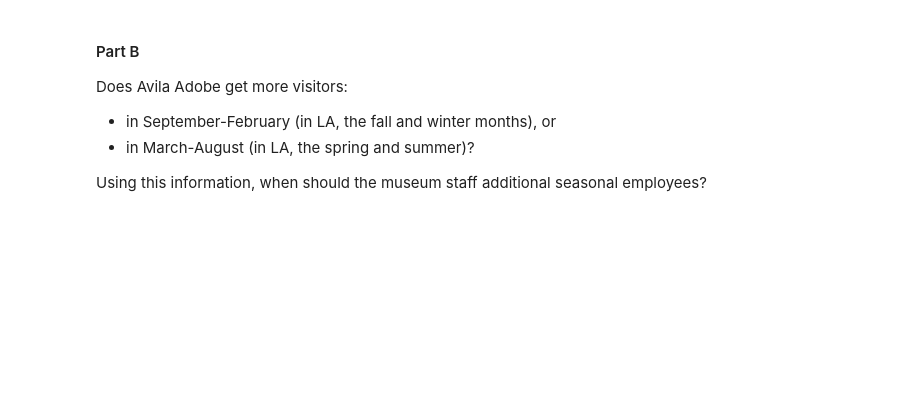
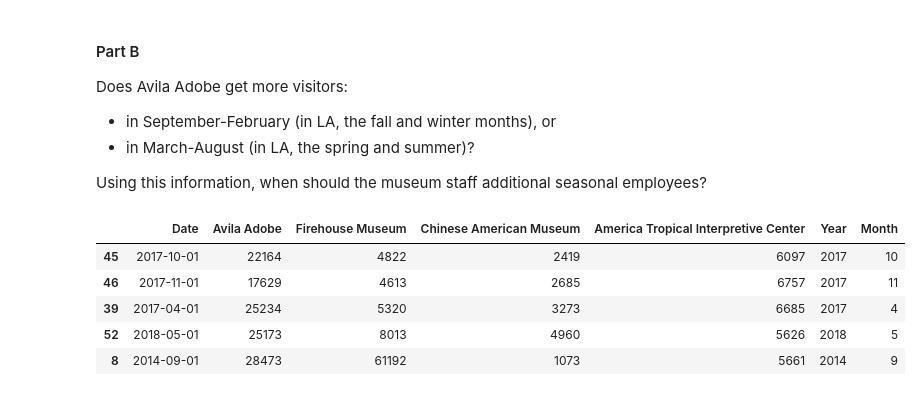
Before and after one commit to sondosaabed/Data-Analyst-Nanodegree, a Jupyter notebook: case-studies/museum-vistors/exercise_line_charts.ipynb, the cells around one changed output. Cells and saved outputs as stored; diff of their text form; code cells hidden in the pictures; blank space fills up the shorter version.

```diff
--- a/case-studies/museum-vistors/exercise_line_charts.ipynb
+++ b/case-studies/museum-vistors/exercise_line_charts.ipynb
@@ -223,3 +234,13 @@ Does Avila Adobe get more visitors:
 - in March-August (in LA, the spring and summer)?
 
 Using this information, when should the museum staff additional seasonal employees?
+# %%
+museum_data['Month'] = museum_data['Date'].dt.month
+museum_data.sample(5)
+# %% [output]
+|  | Date | Avila Adobe | Firehouse Museum | Chinese American Museum | America Tropical Interpretive Center | Year | Month |
+| 45 | 2017-10-01 | 22164 | 4822 | 2419 | 6097 | 2017 | 10 |
+| 46 | 2017-11-01 | 17629 | 4613 | 2685 | 6757 | 2017 | 11 |
+| 39 | 2017-04-01 | 25234 | 5320 | 3273 | 6685 | 2017 | 4 |
+| 52 | 2018-05-01 | 25173 | 8013 | 4960 | 5626 | 2018 | 5 |
+| 8 | 2014-09-01 | 28473 | 61192 | 1073 | 5661 | 2014 | 9 |
```
Also changed, not shown: parts of 5 cells of this notebook.
